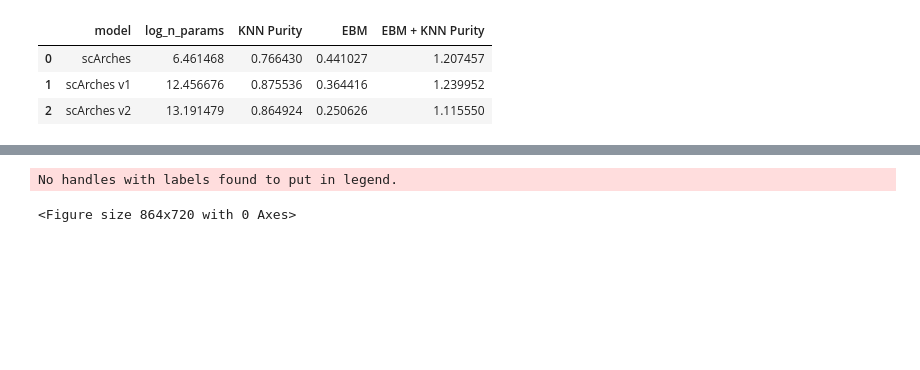
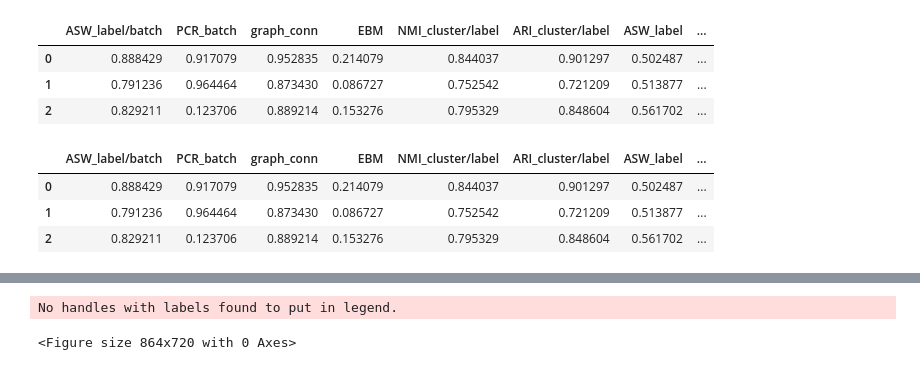
Before and after one commit to theislab/scArches-reproducibility, a Jupyter notebook: notebooks/figures/BrainBarplot.ipynb, the cells around one changed output, grey strips where cells are left out. Cells and saved outputs as stored; diff of their text form; code cells hidden in the pictures; blank space fills up the shorter version.

```diff
--- a/notebooks/figures/BrainBarplot.ipynb
+++ b/notebooks/figures/BrainBarplot.ipynb
@@ -7,15 +7,11 @@ import numpy as np
 import pandas as pd
 import matplotlib
 from matplotlib import pyplot as plt
-# %%
-df = pd.DataFrame(columns=['model', 'log_n_params', 'KNN Purity', 'EBM'])
-df = df.append({"model": "scArches", 'log_n_params': np.log(640), 'KNN Purity': 0.766430, 'EBM': 0.441027}, ignore_index=True)
-df = df.append({"model": "scArches v1", 'log_n_params': np.log(256960), 'KNN Purity': 0.875536, 'EBM': 0.364416}, ignore_index=True)
-df = df.append({"model": "scArches v2", 'log_n_params': np.log(535780), 'KNN Purity': 0.864924, 'EBM': 0.250626}, ignore_index=True)
-df['EBM + KNN Purity'] = df['EBM'] + df['KNN Purity']
-df
-# %% [output]
-|  | model | log_n_params | KNN Purity | EBM | EBM + KNN Purity |
-| 0 | scArches | 6.461468 | 0.766430 | 0.441027 | 1.207457 |
-| 1 | scArches v1 | 12.456676 | 0.875536 | 0.364416 | 1.239952 |
-| 2 | scArches v2 | 13.191479 | 0.864924 | 0.250626 | 1.115550 |
+# %%
+df = pd.read_csv('/home/mohsen/data/scArches/brain_different_freeze_versions.csv')
+df
+# %% [output]
+|  | ASW_label/batch | PCR_batch | graph_conn | EBM | NMI_cluster/label | ARI_cluster/label | ASW_label | ... |
+| 0 | 0.888429 | 0.917079 | 0.952835 | 0.214079 | 0.844037 | 0.901297 | 0.502487 | ... |
+| 1 | 0.791236 | 0.964464 | 0.873430 | 0.086727 | 0.752542 | 0.721209 | 0.513877 | ... |
+| 2 | 0.829211 | 0.123706 | 0.889214 | 0.153276 | 0.795329 | 0.848604 | 0.561702 | ... |
@@ -21,0 +21,7 @@ df
+# %%
+df
+# %% [output]
+|  | ASW_label/batch | PCR_batch | graph_conn | EBM | NMI_cluster/label | ARI_cluster/label | ASW_label | ... |
+| 0 | 0.888429 | 0.917079 | 0.952835 | 0.214079 | 0.844037 | 0.901297 | 0.502487 | ... |
+| 1 | 0.791236 | 0.964464 | 0.873430 | 0.086727 | 0.752542 | 0.721209 | 0.513877 | ... |
+| 2 | 0.829211 | 0.123706 | 0.889214 | 0.153276 | 0.795329 | 0.848604 | 0.561702 | ... |
```
Also changed, not shown: parts of 7 cells of this notebook.
